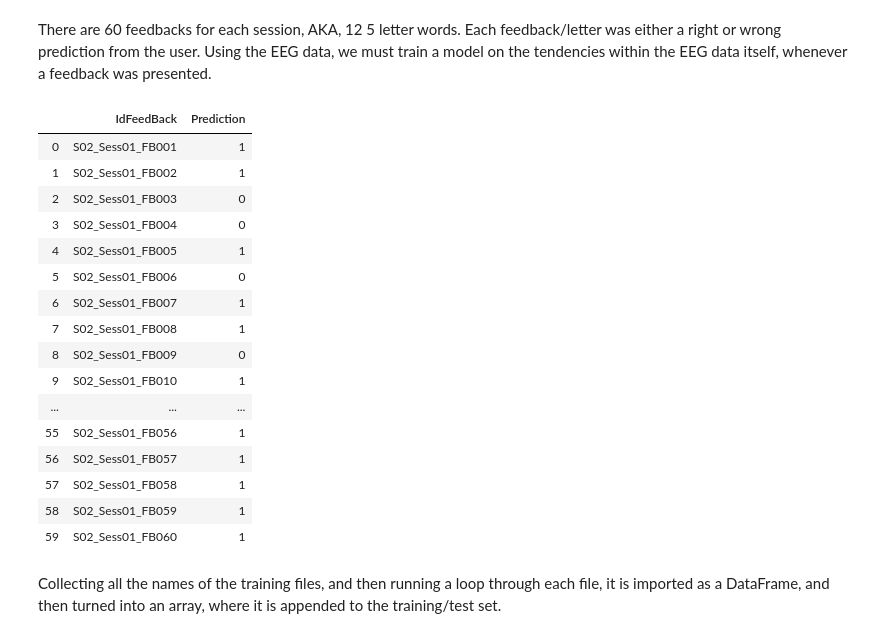
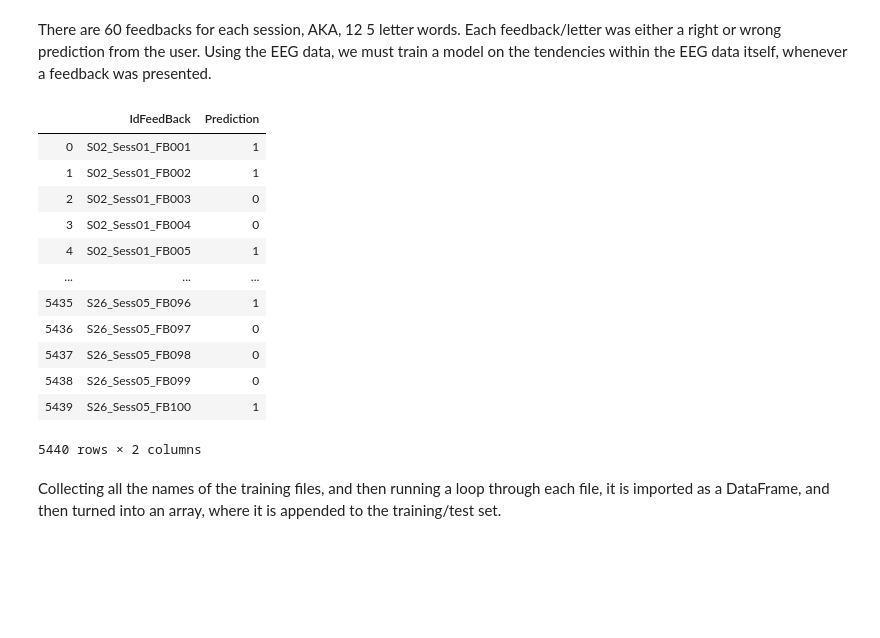
Before and after one commit to ellaelu/BCI-NERChallenge, a Jupyter notebook: preprocess.ipynb, the cells around one changed output. Cells and saved outputs as stored; diff of their text form; code cells hidden in the pictures; blank space fills up the shorter version.

```diff
--- a/preprocess.ipynb
+++ b/preprocess.ipynb
@@ -14,25 +34,21 @@ submission = pd.read_csv('Data/SampleSubmission.csv')
 # %% [markdown]
 There are 60 feedbacks for each session, AKA, 12 5 letter words. Each feedback/letter was either a right or wrong prediction from the user. Using the EEG data, we must train a model on the tendencies within the EEG data itself, whenever a feedback was presented.
 # %%
-train_labels.head(60)
+train_labels
 # %% [output]
 |  | IdFeedBack | Prediction |
 | 0 | S02_Sess01_FB001 | 1 |
 | 1 | S02_Sess01_FB002 | 1 |
 | 2 | S02_Sess01_FB003 | 0 |
 | 3 | S02_Sess01_FB004 | 0 |
 | 4 | S02_Sess01_FB005 | 1 |
-| 5 | S02_Sess01_FB006 | 0 |
-| 6 | S02_Sess01_FB007 | 1 |
-| 7 | S02_Sess01_FB008 | 1 |
-| 8 | S02_Sess01_FB009 | 0 |
-| 9 | S02_Sess01_FB010 | 1 |
 | ... | ... | ... |
-| 55 | S02_Sess01_FB056 | 1 |
-| 56 | S02_Sess01_FB057 | 1 |
-| 57 | S02_Sess01_FB058 | 1 |
-| 58 | S02_Sess01_FB059 | 1 |
-| 59 | S02_Sess01_FB060 | 1 |
+| 5435 | S26_Sess05_FB096 | 1 |
+| 5436 | S26_Sess05_FB097 | 0 |
+| 5437 | S26_Sess05_FB098 | 0 |
+| 5438 | S26_Sess05_FB099 | 0 |
+| 5439 | S26_Sess05_FB100 | 1 |
+5440 rows × 2 columns
 # %% [markdown]
 Collecting all the names of the training files, and then running a loop through each file, it is imported as a DataFrame, and then turned into an array, where it is appended to the training/test set.
 # %%
```
Also changed, not shown: parts of 27 cells of this notebook, 3 other files.
